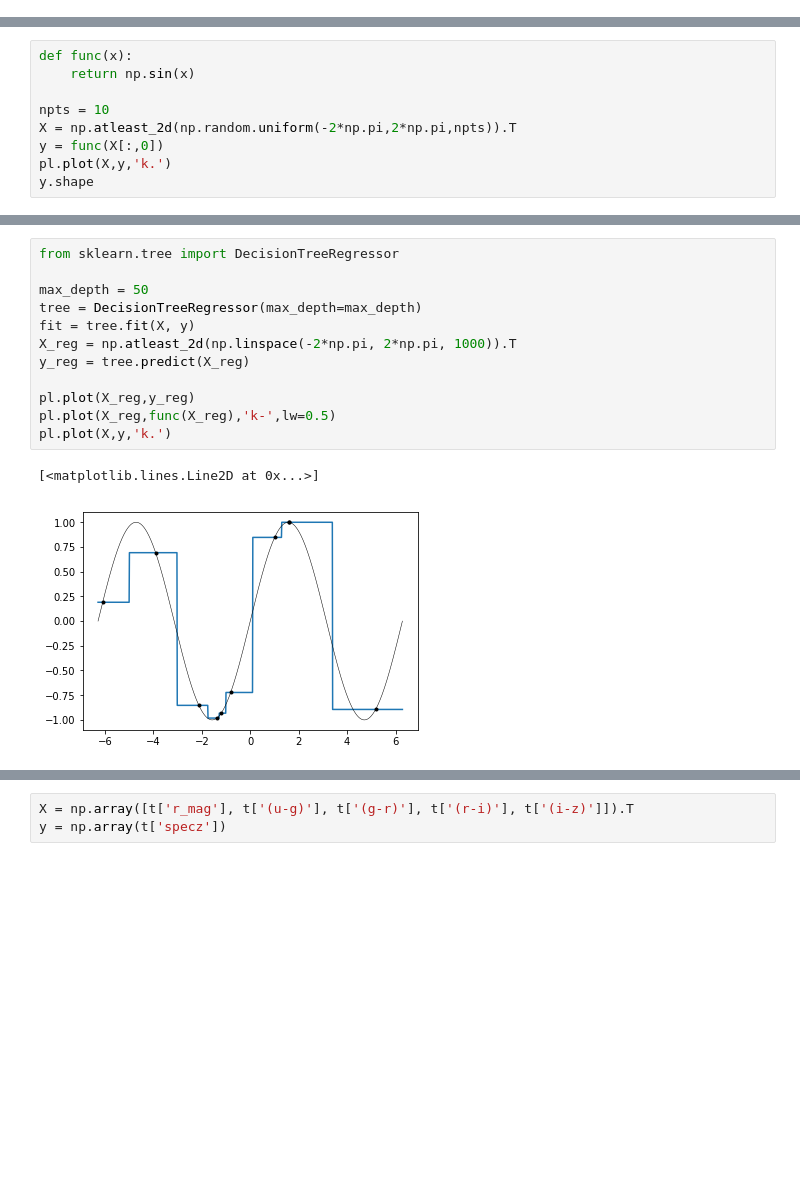
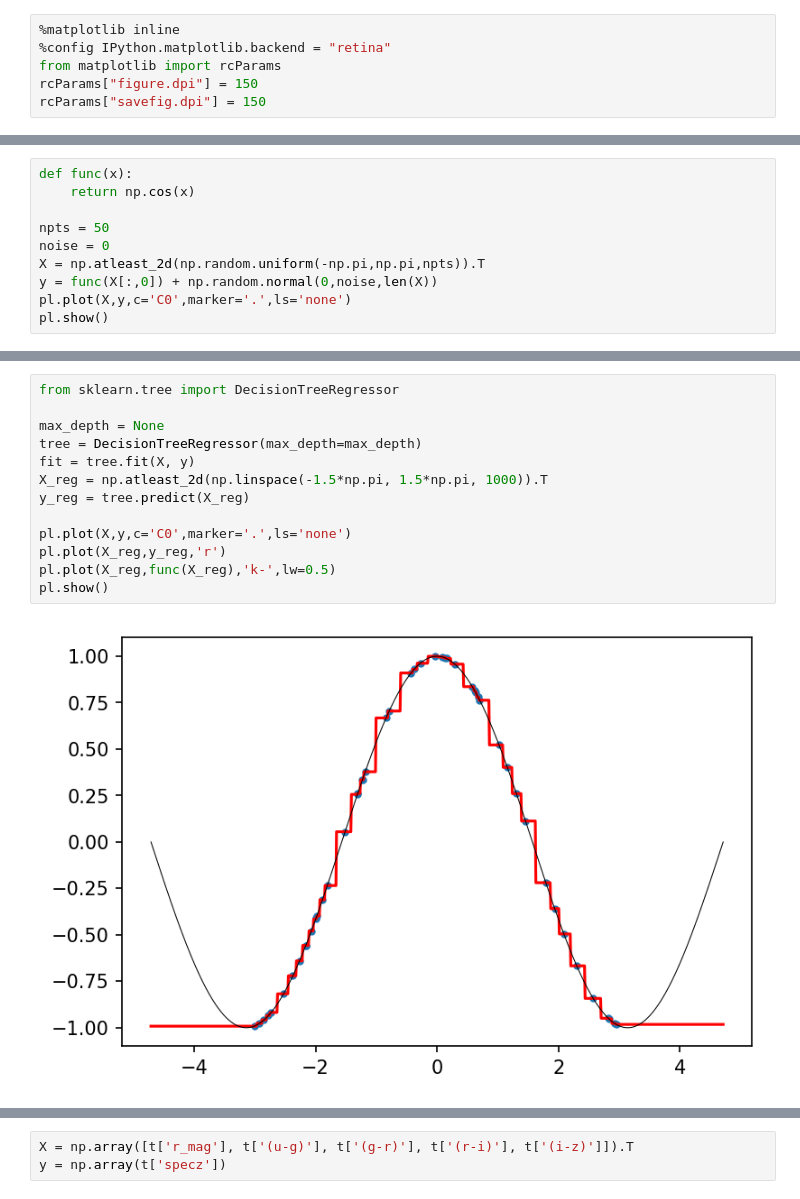
Before and after one commit to PierreGratier/AIISL, a Jupyter notebook: AIISL.ipynb, the cells around one changed output, grey strips where cells are left out. Drawn from its saved outputs; the diff is of its cells as text; blank space fills up the shorter version.

```diff
--- a/AIISL.ipynb
+++ b/AIISL.ipynb
@@ -1,3 +1,9 @@
+# %%
+%matplotlib inline
+%config IPython.matplotlib.backend = "retina"
+from matplotlib import rcParams
+rcParams["figure.dpi"] = 150
+rcParams["savefig.dpi"] = 150
 # %%
 import numpy as np
 import matplotlib.pyplot as pl
@@ -7,10 +14,11 @@ from astropy.table import Table
 # %%
 def func(x):
-    return np.sin(x)
+    return np.cos(x)
 
-npts = 10
-X = np.atleast_2d(np.random.uniform(-2*np.pi,2*np.pi,npts)).T
-y = func(X[:,0])
-pl.plot(X,y,'k.')
-y.shape
+npts = 50
+noise = 0
+X = np.atleast_2d(np.random.uniform(-np.pi,np.pi,npts)).T
+y = func(X[:,0]) + np.random.normal(0,noise,len(X))
+pl.plot(X,y,c='C0',marker='.',ls='none')
+pl.show()
 # %% [output]
@@ -19,15 +26,15 @@ y.shape
 # %%
 from sklearn.tree import DecisionTreeRegressor
 
-max_depth = 50
+max_depth = None
 tree = DecisionTreeRegressor(max_depth=max_depth)
 fit = tree.fit(X, y)
-X_reg = np.atleast_2d(np.linspace(-2*np.pi, 2*np.pi, 1000)).T
+X_reg = np.atleast_2d(np.linspace(-1.5*np.pi, 1.5*np.pi, 1000)).T
 y_reg = tree.predict(X_reg)
 
-pl.plot(X_reg,y_reg)
+pl.plot(X,y,c='C0',marker='.',ls='none')
+pl.plot(X_reg,y_reg,'r')
 pl.plot(X_reg,func(X_reg),'k-',lw=0.5)
-pl.plot(X,y,'k.')
+pl.show()
 # %% [output]
-[<matplotlib.lines.Line2D at 0x...>]
-[figure, old version]
+[figure, new version]
```
Also changed, not shown: parts of 22 cells of this notebook.
